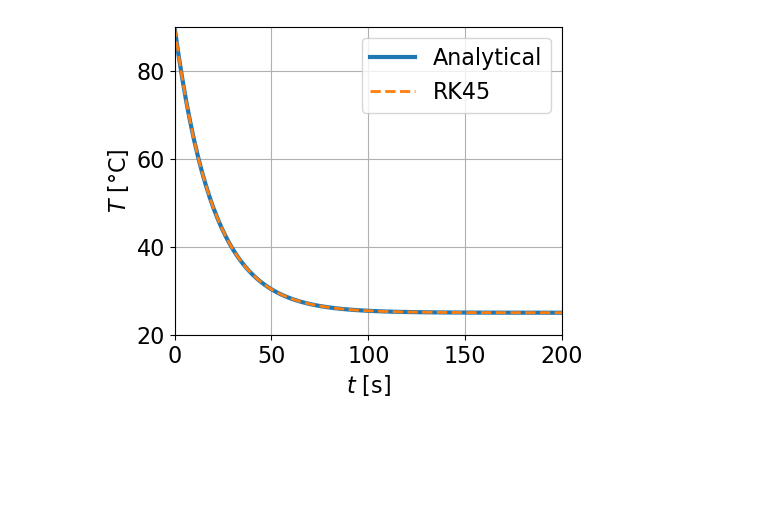
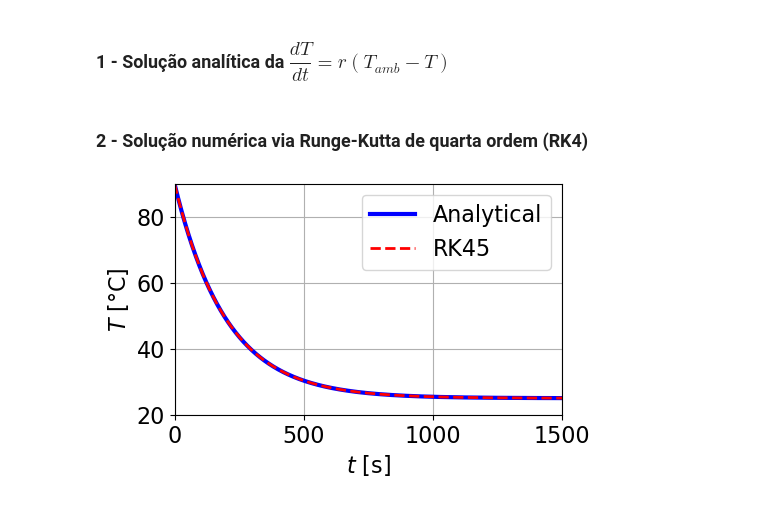
Before and after one commit to oviola222/FisComp, a Jupyter notebook: class_activities/atividade 4/atividade4.ipynb, the cells around one changed output. Drawn from its saved outputs; the diff is of its cells as text; code cells hidden in the pictures; blank space fills up the shorter version.

```diff
--- a/class_activities/atividade 4/atividade4.ipynb
+++ b/class_activities/atividade 4/atividade4.ipynb
@@ -4,29 +4,33 @@ import matplotlib.pyplot as plt
 from scipy.integrate import solve_ivp
 
 plt.rcParams['font.size'] = 16
+# %% [markdown]
+### 1 - Solução analítica da $\dfrac{dT}{dt}=r(T_{amb}-T)$
+# %% [markdown]
+### 2 - Solução numérica via Runge-Kutta de quarta ordem (RK4)
 # %%
 def dTdt(t, T, r, Tamb):
     return r * (Tamb - T)
 # %%
-r = 0.05
+r = 0.005   # [1/s]
 Tamb = 25   # Temperatura ambiente
 T0 = 90     # Temperatura inicial
-t = (0, 200)
-Dt = np.linspace(t[0], t[1], 100)
+t = (0, 1500)
+Dt = np.linspace(t[0], t[1], 10000)
 # %%
 sol = solve_ivp(dTdt, t, [T0], args=(r, Tamb), t_eval=Dt, method='RK45')
-
+T = sol.y[0]
 T_analytical = Tamb + (T0 - Tamb) * np.exp(-r * Dt)
 # %%
-plt.figure(figsize=(5, 4))
-plt.plot(Dt, T_analytical, label='Analytical', ls='-', lw=3)
-plt.plot(Dt, sol.y[0], label='RK45', ls='--', lw=2)
+plt.figure(figsize=(5, 3))
+plt.plot(Dt, T_analytical, label='Analytical', ls='-', lw=3, c='b')
+plt.plot(Dt, T, label='RK45', ls='--', lw=2, c='r')
 plt.xlabel(r"$t$ [s]")
 plt.ylabel(r"$T$ [°C]")
 plt.legend()
 plt.xlim(t[0], t[1])
 plt.ylim(20, T0)
 plt.grid(True)
 plt.show()
 # %% [output]
-[figure, old version]
+[figure, new version]
```
Also changed, not shown: parts of 7 cells of this notebook.
